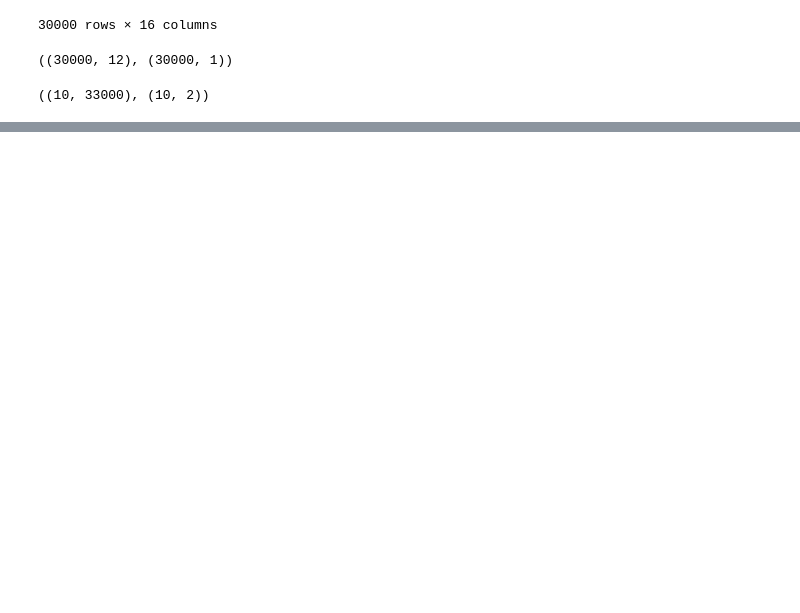
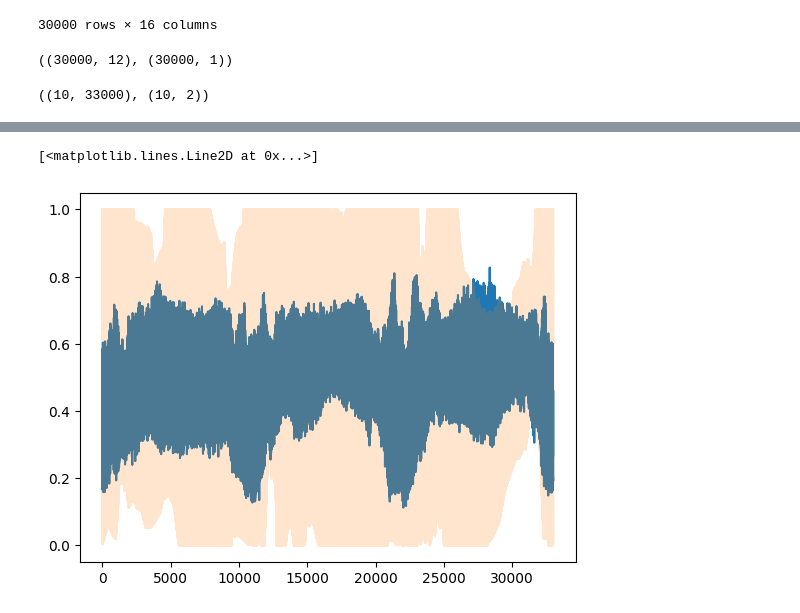
Before and after one commit to ericfonseca95/kmk, a Jupyter notebook: notebooks/TAMTAM_ai.ipynb, the cells around one changed output, grey strips where cells are left out. Saved outputs shown, nothing was run; the diff lists cells and outputs as text; code cells hidden in the pictures; blank space fills up the shorter version.

```diff
--- a/notebooks/TAMTAM_ai.ipynb
+++ b/notebooks/TAMTAM_ai.ipynb
@@ -145,0 +150,7 @@ sum(p.numel() for p in reg.estimator.parameters() if p.requires_grad)
+# %%
+pred = reg.estimator(X)[0].detach().numpy()
+plt.plot(pred[0])
+plt.plot(X[0], alpha=0.2)
+# %% [output]
+[<matplotlib.lines.Line2D at 0x...>]
+[figure, added]
```
Also changed, not shown: parts of 11 cells of this notebook, 9 other files.
